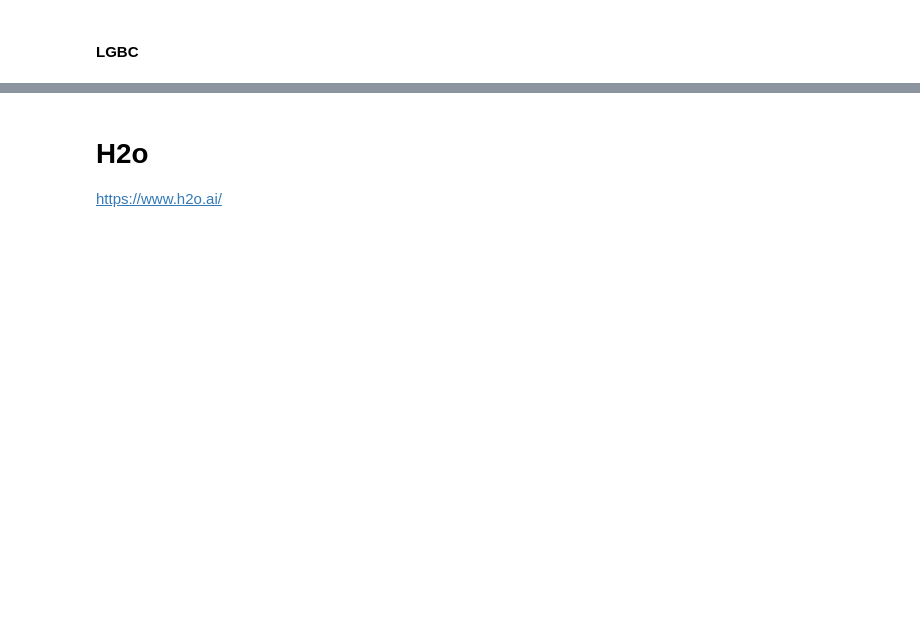
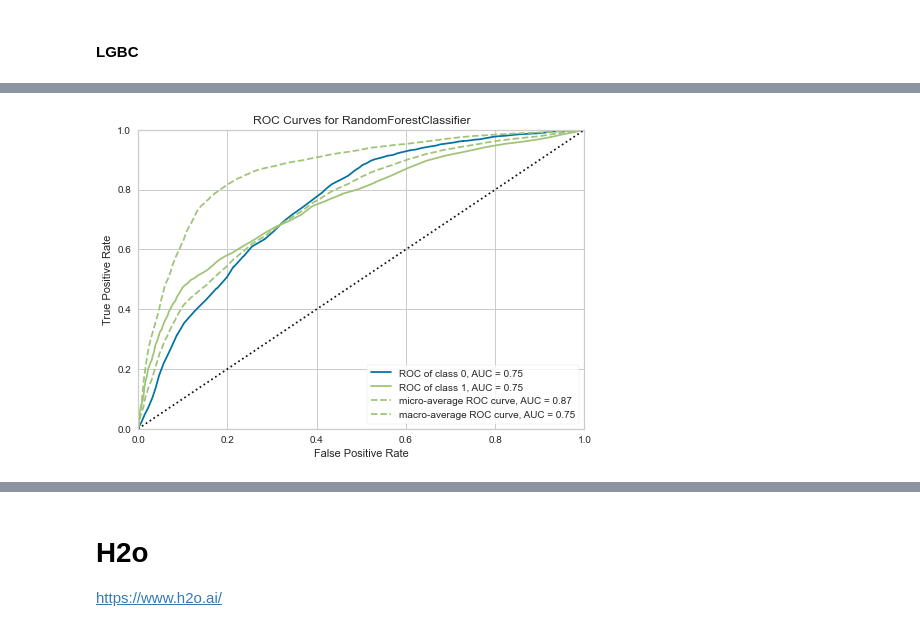
Before and after one commit to Pomilusky/apuntes_clase, a Jupyter notebook: semana_6/4.1 - Mas Modelos.ipynb, the cells around one changed output, grey strips where cells are left out. Cells and saved outputs as stored; diff of their text form; code cells hidden in the pictures; blank space fills up the shorter version.

Commit message:
mas modelos

```diff
--- a/semana_6/4.1 - Mas Modelos.ipynb
+++ b/semana_6/4.1 - Mas Modelos.ipynb
@@ -246,0 +530,2 @@ https://colab.research.google.com/drive/1GqQ3XAIzg4krBbnOpKyeRqT0qBQhdwYL#scroll
+# %%
+rf=create_model('rf')
@@ -246,0 +546,4 @@ https://colab.research.google.com/drive/1GqQ3XAIzg4krBbnOpKyeRqT0qBQhdwYL#scroll
+# %%
+plot_model(rf, plot='auc')
+# %% [output]
+[figure, added]
```
Also changed, not shown: parts of 53 cells of this notebook, 3 other files.
